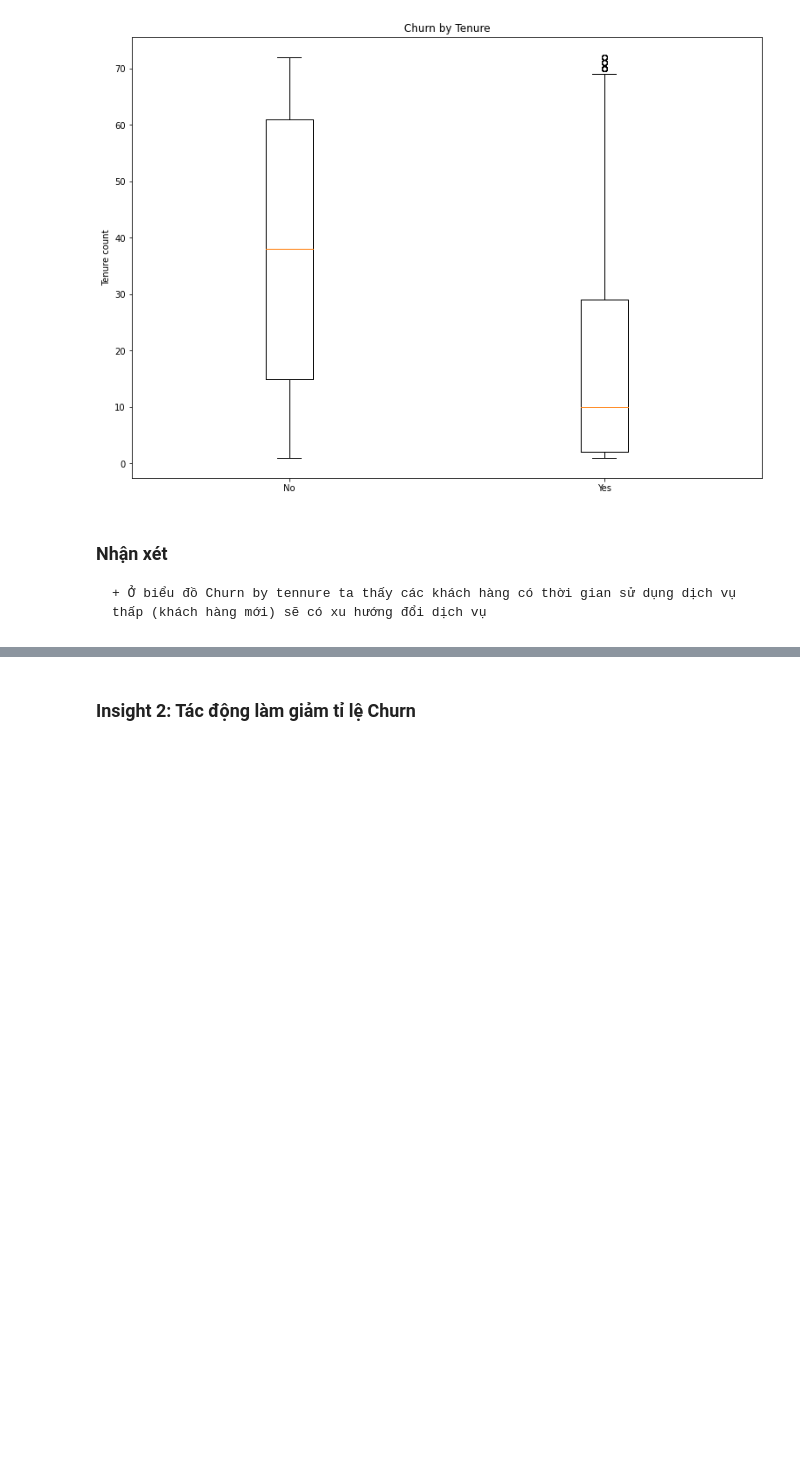
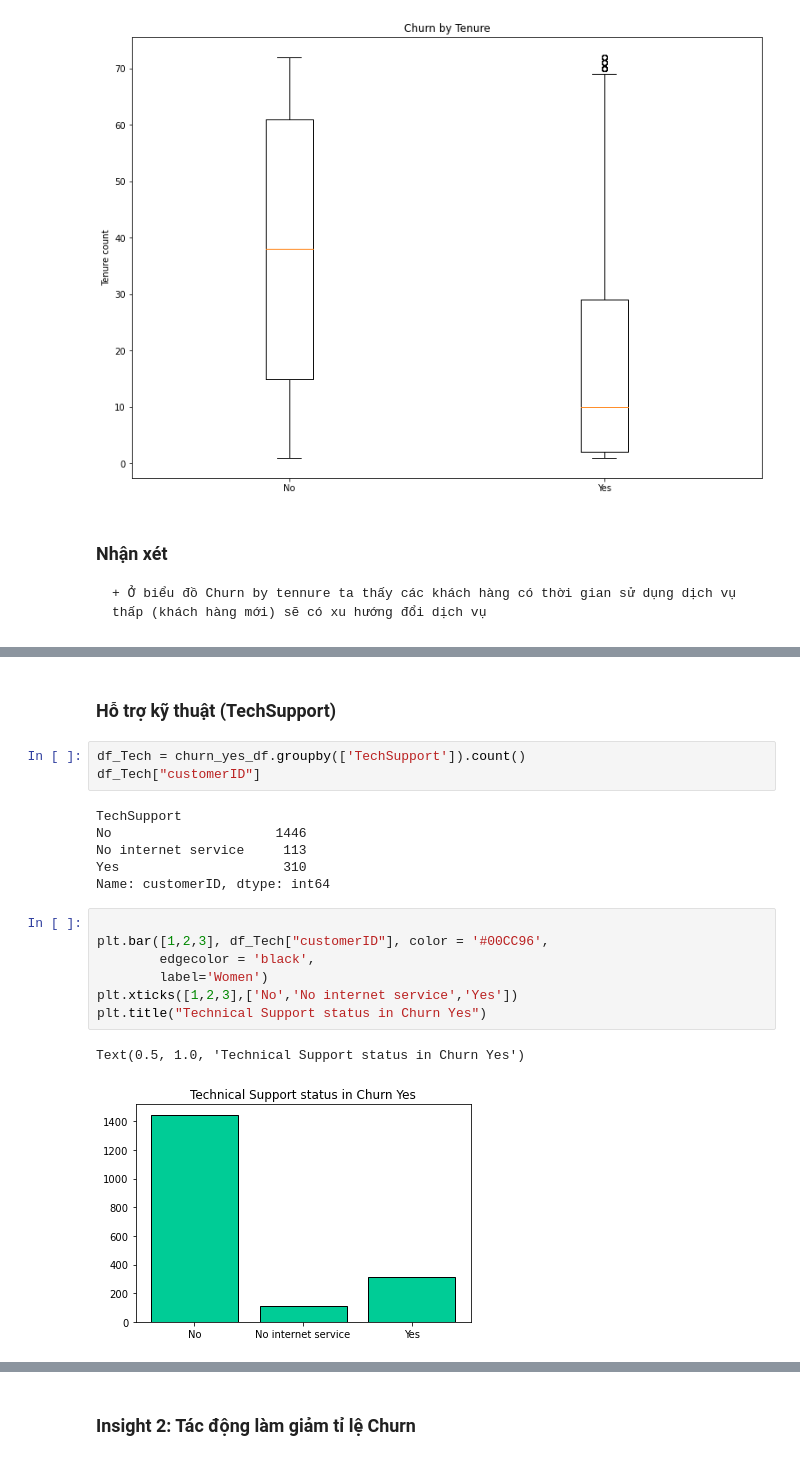
Before and after one commit to ptbminh1108/p4ds_lab_3, a Jupyter notebook: Telco_Customer_Churn.ipynb, the cells around one changed output, grey strips where cells are left out. Saved outputs shown, nothing was run; the diff lists cells and outputs as text; blank space fills up the shorter version.

```diff
--- a/Telco_Customer_Churn.ipynb
+++ b/Telco_Customer_Churn.ipynb
@@ -189,0 +207,21 @@ plt.show()
+# %% [markdown]
+### Hỗ trợ kỹ thuật (TechSupport)
+# %%
+df_Tech = churn_yes_df.groupby(['TechSupport']).count()
+df_Tech["customerID"]
+# %% [output]
+TechSupport
+No                     1446
+No internet service     113
+Yes                     310
+Name: customerID, dtype: int64
+# %%
+
+plt.bar([1,2,3], df_Tech["customerID"], color = '#00CC96',
+        edgecolor = 'black',
+        label='Women')
+plt.xticks([1,2,3],['No','No internet service','Yes'])
+plt.title("Technical Support status in Churn Yes")
+# %% [output]
+Text(0.5, 1.0, 'Technical Support status in Churn Yes')
+[figure, added]
```
Also changed, not shown: parts of 6 cells of this notebook.
